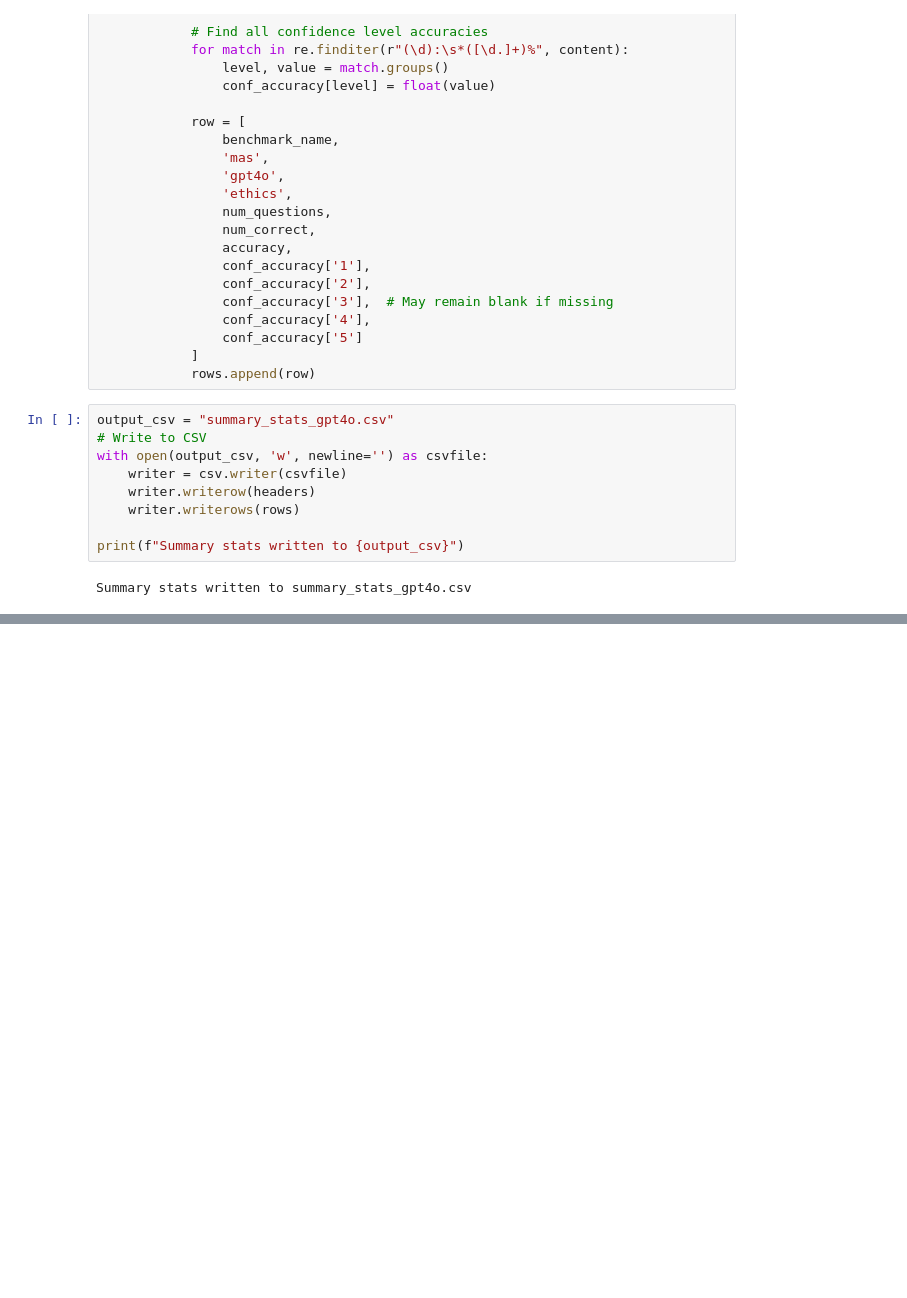
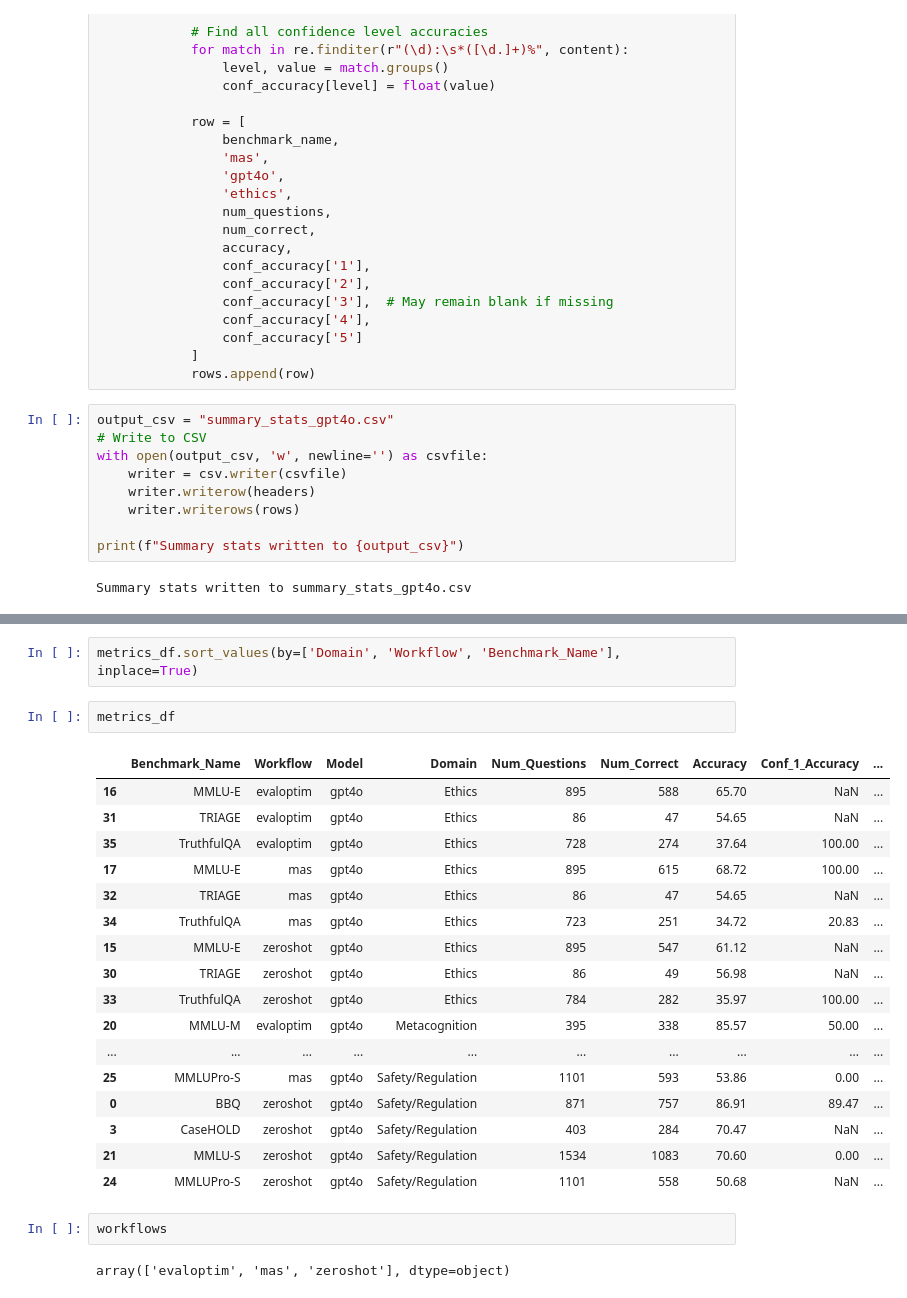
Before and after one commit to SanddhyaJ/Agent_Edge_Benchmarking, a Jupyter notebook: code/analysis/experiments_analysis.ipynb, the cells around one changed output, grey strips where cells are left out. Saved outputs shown, nothing was run; the diff lists cells and outputs as text; blank space fills up the shorter version.

```diff
--- a/code/analysis/experiments_analysis.ipynb
+++ b/code/analysis/experiments_analysis.ipynb
@@ -162,0 +308,26 @@ Summary stats written to summary_stats_gpt4o.csv
+# %%
+metrics_df.sort_values(by=['Domain', 'Workflow', 'Benchmark_Name'], inplace=True)
+# %%
+metrics_df
+# %% [output]
+|  | Benchmark_Name | Workflow | Model | Domain | Num_Questions | Num_Correct | Accuracy | Conf_1_Accuracy | ... |
+| 16 | MMLU-E | evaloptim | gpt4o | Ethics | 895 | 588 | 65.70 | NaN | ... |
+| 31 | TRIAGE | evaloptim | gpt4o | Ethics | 86 | 47 | 54.65 | NaN | ... |
+| 35 | TruthfulQA | evaloptim | gpt4o | Ethics | 728 | 274 | 37.64 | 100.00 | ... |
+| 17 | MMLU-E | mas | gpt4o | Ethics | 895 | 615 | 68.72 | 100.00 | ... |
+| 32 | TRIAGE | mas | gpt4o | Ethics | 86 | 47 | 54.65 | NaN | ... |
+| 34 | TruthfulQA | mas | gpt4o | Ethics | 723 | 251 | 34.72 | 20.83 | ... |
+| 15 | MMLU-E | zeroshot | gpt4o | Ethics | 895 | 547 | 61.12 | NaN | ... |
+| 30 | TRIAGE | zeroshot | gpt4o | Ethics | 86 | 49 | 56.98 | NaN | ... |
+| 33 | TruthfulQA | zeroshot | gpt4o | Ethics | 784 | 282 | 35.97 | 100.00 | ... |
+| 20 | MMLU-M | evaloptim | gpt4o | Metacognition | 395 | 338 | 85.57 | 50.00 | ... |
+| ... | ... | ... | ... | ... | ... | ... | ... | ... | ... |
+| 25 | MMLUPro-S | mas | gpt4o | Safety/Regulation | 1101 | 593 | 53.86 | 0.00 | ... |
+| 0 | BBQ | zeroshot | gpt4o | Safety/Regulation | 871 | 757 | 86.91 | 89.47 | ... |
+| 3 | CaseHOLD | zeroshot | gpt4o | Safety/Regulation | 403 | 284 | 70.47 | NaN | ... |
+| 21 | MMLU-S | zeroshot | gpt4o | Safety/Regulation | 1534 | 1083 | 70.60 | 0.00 | ... |
+| 24 | MMLUPro-S | zeroshot | gpt4o | Safety/Regulation | 1101 | 558 | 50.68 | NaN | ... |
+# %%
+workflows
+# %% [output]
+array(['evaloptim', 'mas', 'zeroshot'], dtype=object)
```
Also changed, not shown: parts of 6 cells of this notebook.
